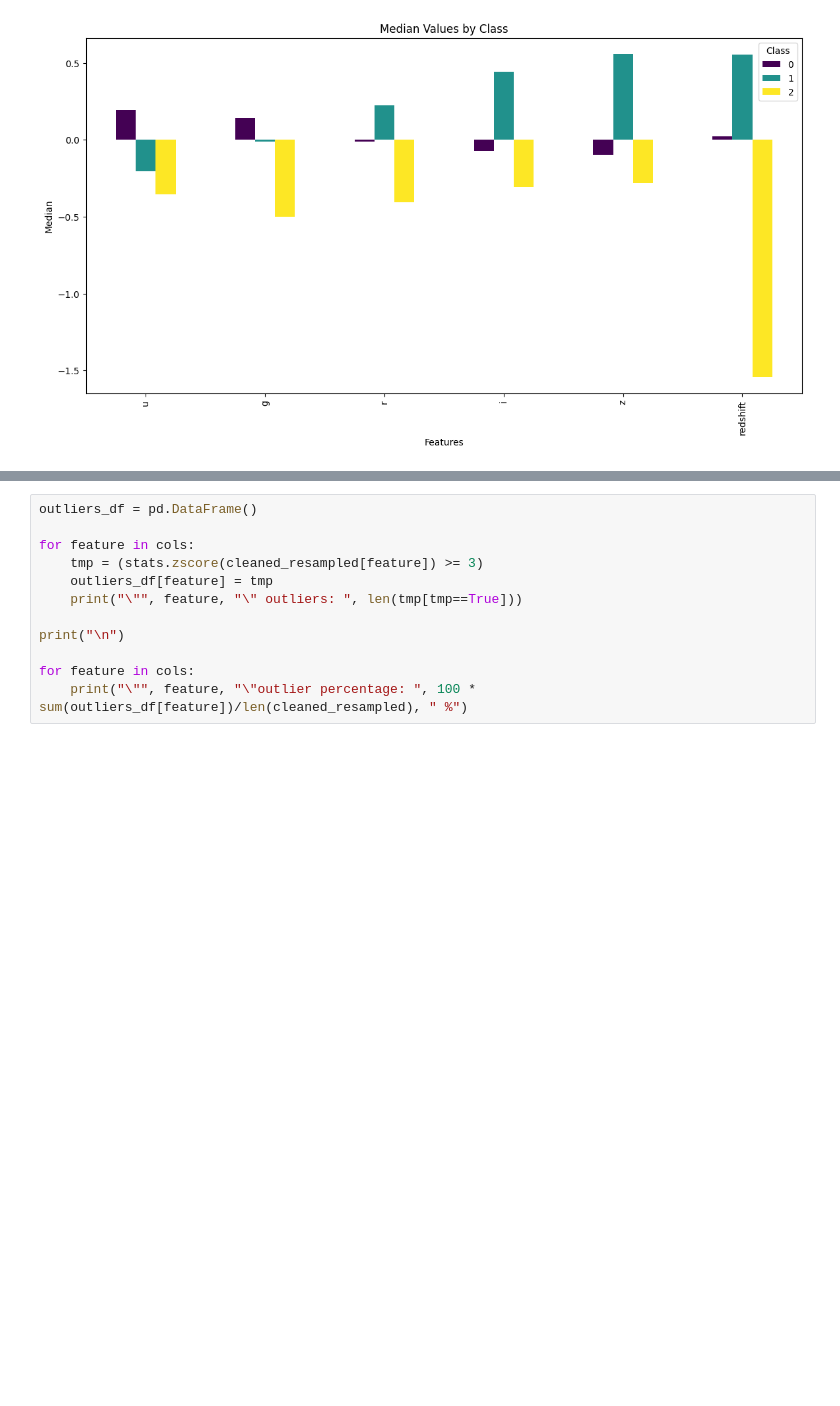
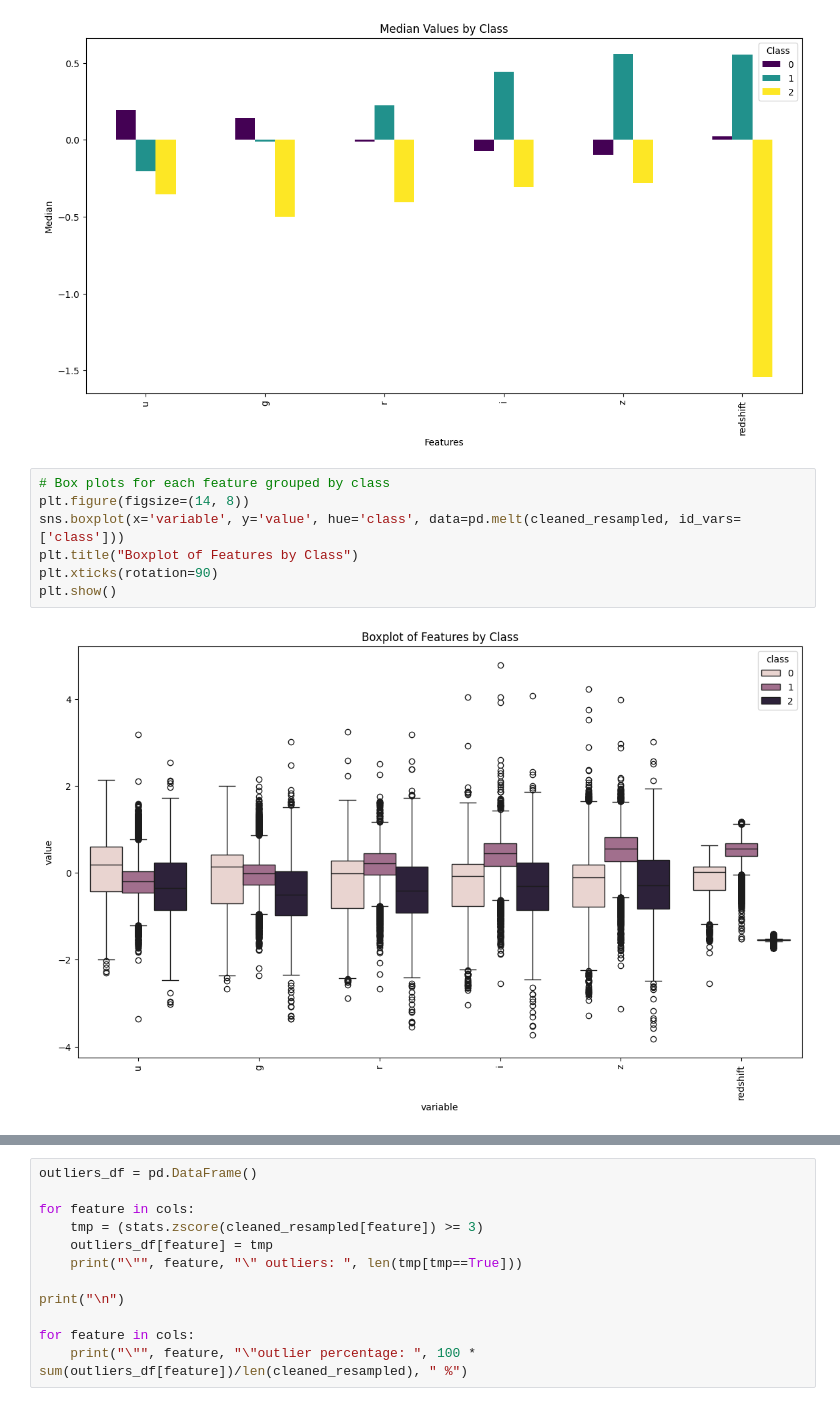
Before and after one commit to jonnneehh/STINTSY-MachineProject, a Jupyter notebook: datasetPreparation.ipynb, the cells around one changed output, grey strips where cells are left out. Drawn from its saved outputs; the diff is of its cells as text; blank space fills up the shorter version.

```diff
--- a/datasetPreparation.ipynb
+++ b/datasetPreparation.ipynb
@@ -563,3 +592,12 @@ plt.show()
 # %% [output]
 <Figure size 1400x700 with 0 Axes>
 [figure]
+# %%
+# Box plots for each feature grouped by class
+plt.figure(figsize=(14, 8))
+sns.boxplot(x='variable', y='value', hue='class', data=pd.melt(cleaned_resampled, id_vars=['class']))
+plt.title("Boxplot of Features by Class")
+plt.xticks(rotation=90)
+plt.show()
+# %% [output]
+[figure, added]
```
Also changed, not shown: parts of 16 cells of this notebook.
